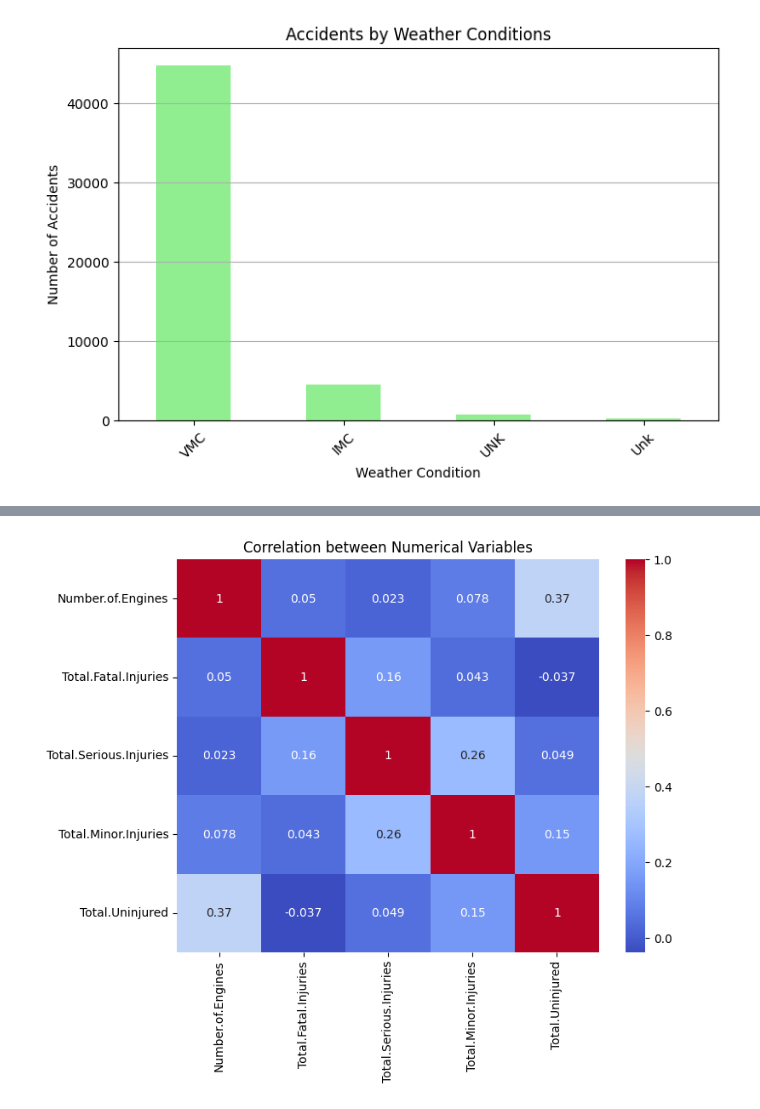
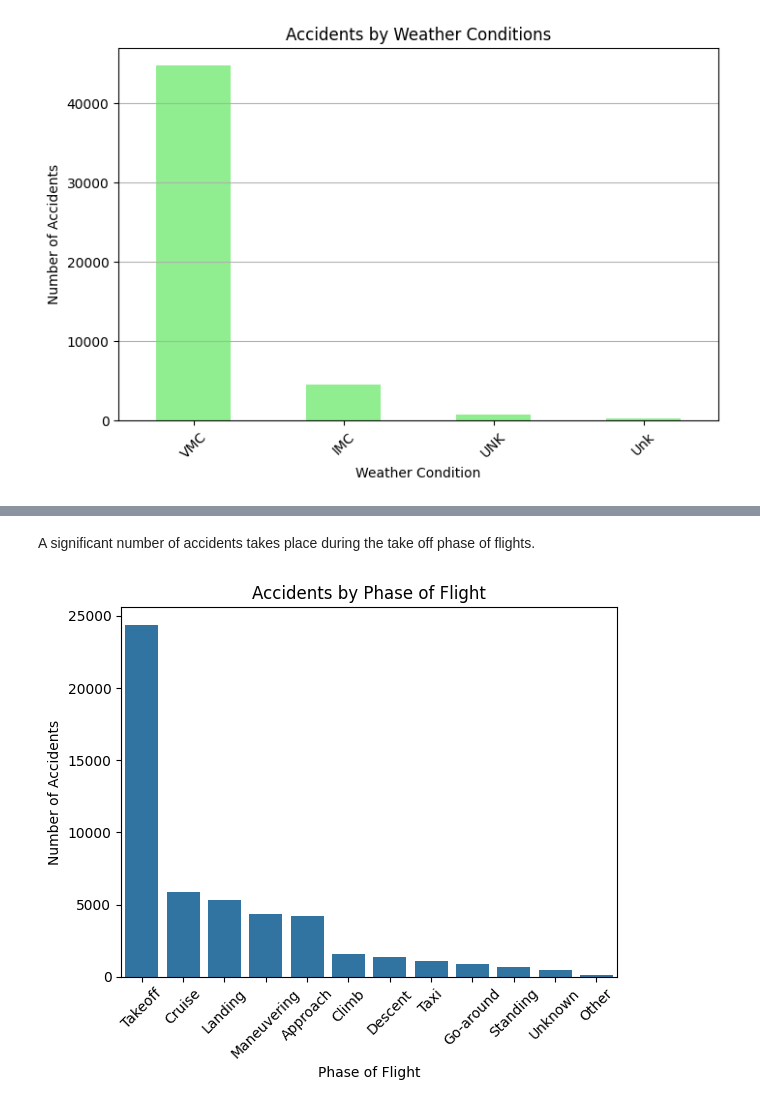
Before and after one commit to KabiraKabira7/aviation-risk-analysis, a Jupyter notebook: aviation_analysis.ipynb, the cells around one changed output, grey strips where cells are left out. Drawn from its saved outputs; the diff is of its cells as text; code cells hidden in the pictures.

```diff
--- a/aviation_analysis.ipynb
+++ b/aviation_analysis.ipynb
@@ -520,15 +525,3 @@ plt.grid(axis='y')
 plt.show()
 # %% [output]
 [figure]
-# %%
-# Which phase of flight accidents happen most
-phase_accidents = df['Broad.phase.of.flight'].value_counts()
-
-plt.figure(figsize=(10,5))
-sns.barplot(x=phase_accidents.index, y=phase_accidents.values, palette="viridis")
-plt.title('Accidents by Phase of Flight')
-plt.ylabel('Number of Accidents')
-plt.xlabel('Phase of Flight')
-plt.xticks(rotation=45)
-plt.grid(axis='y')
-plt.show()
@@ -540,8 +528,12 @@ Passing `palette` without assigning `hue` is deprecated and will be removed in v
-# %%
-# Correlation among numeric variables
-plt.figure(figsize=(8,6))
-sns.heatmap(df[['Number.of.Engines', 'Total.Fatal.Injuries', 'Total.Serious.Injuries', 'Total.Minor.Injuries', 'Total.Uninjured']].corr(), annot=True, cmap='coolwarm')
-plt.title('Correlation between Numerical Variables')
-plt.show()
-# %% [output]
-[figure, removed]
+# %% [markdown]
+A significant number of accidents takes place during the take off phase of flights.
+# %%
+#number of accidents per phase of flights
+sns.barplot(x=phase_accidents.index, y=phase_accidents.values)
+plt.title('Accidents by Phase of Flight')
+plt.xlabel('Phase of Flight')
+plt.ylabel('Number of Accidents')
+plt.xticks(rotation=45)
+plt.show()
+# %% [output]
+[figure, added]
```
Also changed, not shown: parts of 10 cells of this notebook, 1 other file.
